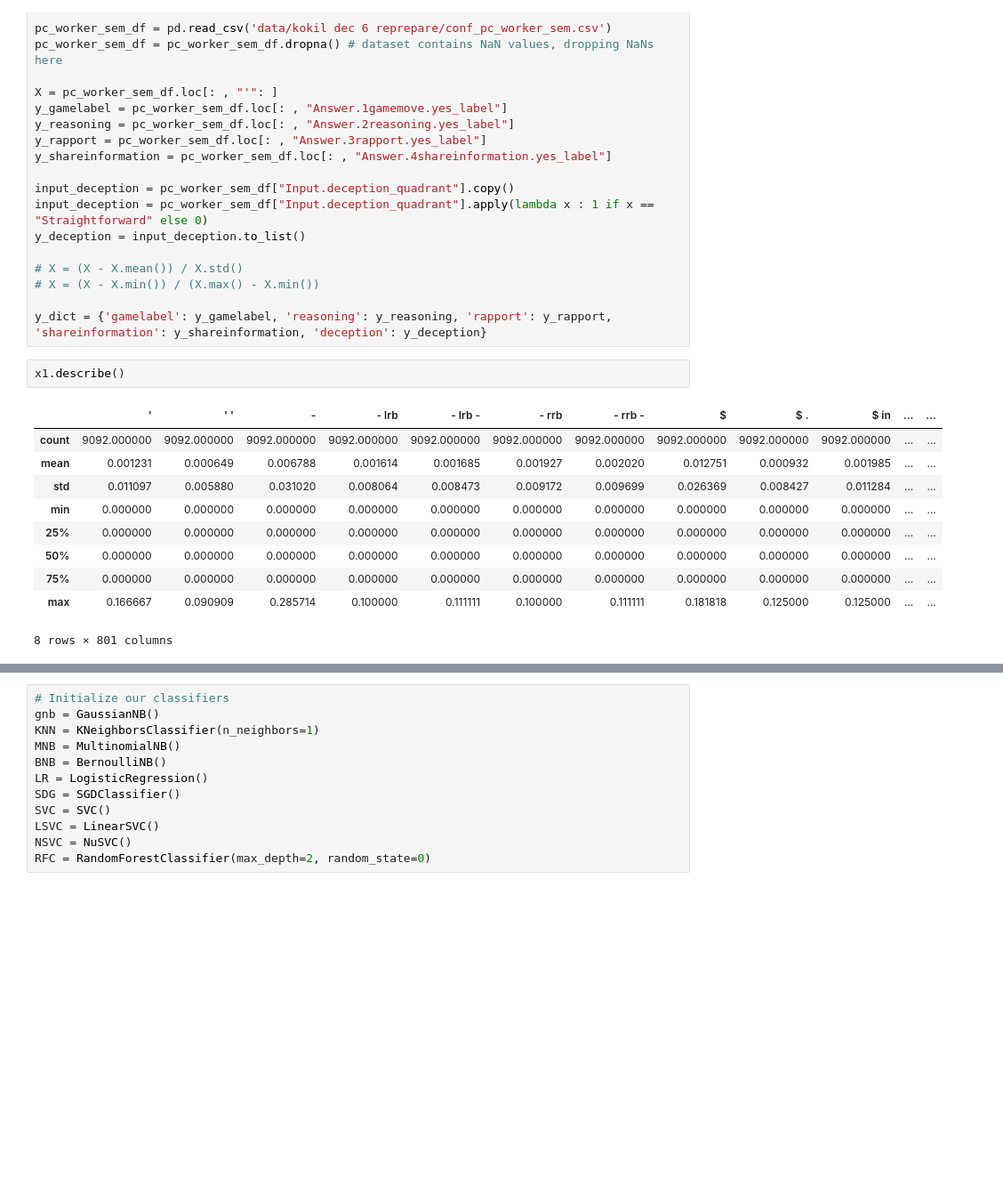
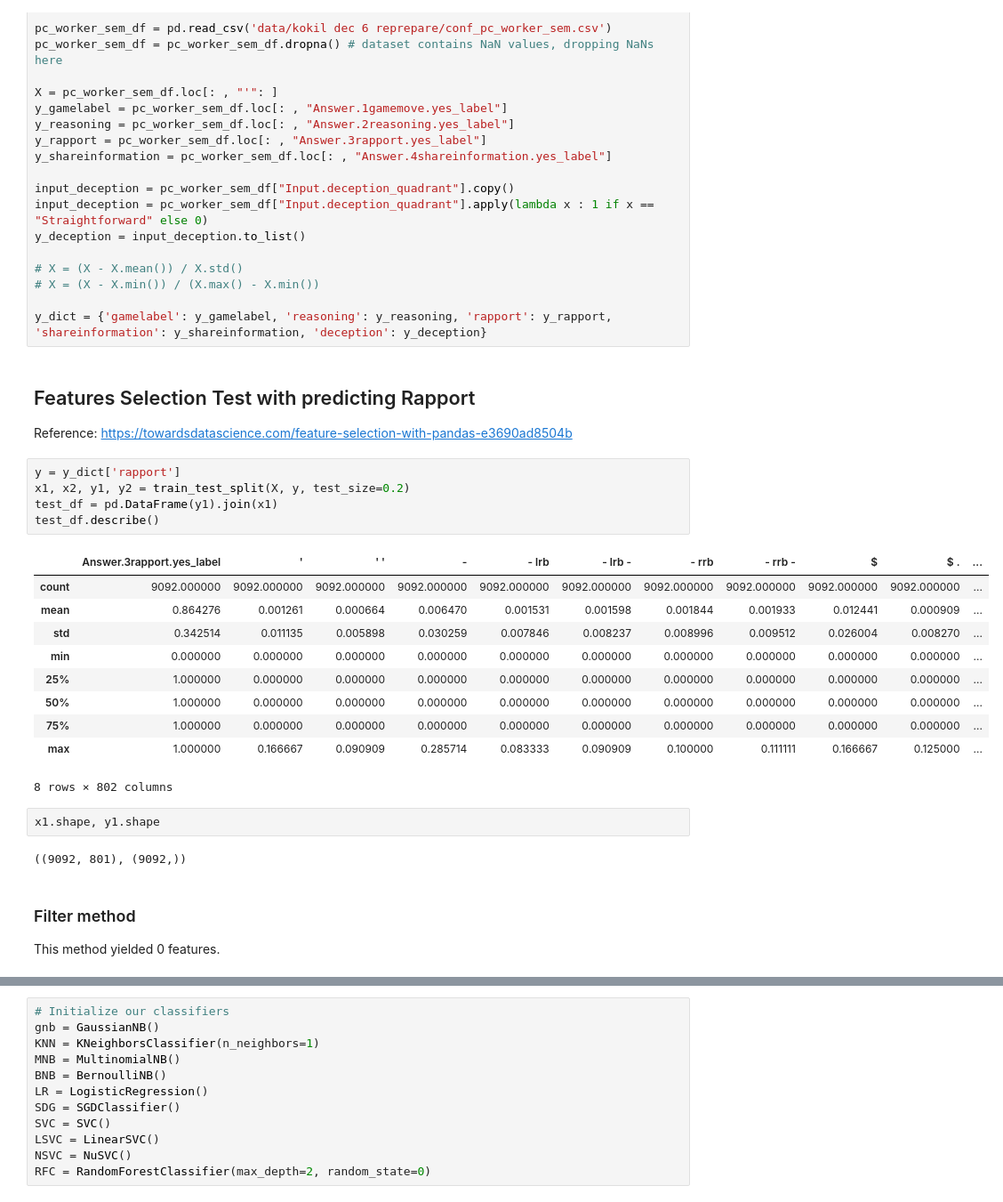
Before and after one commit to quarbby/diplomacy-betrayal, a Jupyter notebook: Semantics_ML_Methods.ipynb, the cells around one changed output, grey strips where cells are left out. Shown at 89% size. Cells and saved outputs as stored; diff of their text form; blank space fills up the shorter version.

```diff
--- a/Semantics_ML_Methods.ipynb
+++ b/Semantics_ML_Methods.ipynb
@@ -38,16 +43,29 @@ y_deception = input_deception.to_list()
 # X = (X - X.min()) / (X.max() - X.min())
 
 y_dict = {'gamelabel': y_gamelabel, 'reasoning': y_reasoning, 'rapport': y_rapport, 'shareinformation': y_shareinformation, 'deception': y_deception}
-# %%
-x1.describe()
-# %% [output]
-|  | ' | ' ' | - | - lrb | - lrb - | - rrb | - rrb - | $ | $ . | $ in | ... | ... |
-| count | 9092.000000 | 9092.000000 | 9092.000000 | 9092.000000 | 9092.000000 | 9092.000000 | 9092.000000 | 9092.000000 | 9092.000000 | 9092.000000 | ... | ... |
-| mean | 0.001231 | 0.000649 | 0.006788 | 0.001614 | 0.001685 | 0.001927 | 0.002020 | 0.012751 | 0.000932 | 0.001985 | ... | ... |
-| std | 0.011097 | 0.005880 | 0.031020 | 0.008064 | 0.008473 | 0.009172 | 0.009699 | 0.026369 | 0.008427 | 0.011284 | ... | ... |
-| min | 0.000000 | 0.000000 | 0.000000 | 0.000000 | 0.000000 | 0.000000 | 0.000000 | 0.000000 | 0.000000 | 0.000000 | ... | ... |
-| 25% | 0.000000 | 0.000000 | 0.000000 | 0.000000 | 0.000000 | 0.000000 | 0.000000 | 0.000000 | 0.000000 | 0.000000 | ... | ... |
-| 50% | 0.000000 | 0.000000 | 0.000000 | 0.000000 | 0.000000 | 0.000000 | 0.000000 | 0.000000 | 0.000000 | 0.000000 | ... | ... |
-| 75% | 0.000000 | 0.000000 | 0.000000 | 0.000000 | 0.000000 | 0.000000 | 0.000000 | 0.000000 | 0.000000 | 0.000000 | ... | ... |
-| max | 0.166667 | 0.090909 | 0.285714 | 0.100000 | 0.111111 | 0.100000 | 0.111111 | 0.181818 | 0.125000 | 0.125000 | ... | ... |
-8 rows × 801 columns
+# %% [markdown]
+## Features Selection Test with predicting Rapport
+Reference: https://towardsdatascience.com/feature-selection-with-pandas-e3690ad8504b
+# %%
+y = y_dict['rapport']
+x1, x2, y1, y2 = train_test_split(X, y, test_size=0.2)
+test_df = pd.DataFrame(y1).join(x1)
+test_df.describe()
+# %% [output]
+|  | Answer.3rapport.yes_label | ' | ' ' | - | - lrb | - lrb - | - rrb | - rrb - | $ | $ . | ... |
+| count | 9092.000000 | 9092.000000 | 9092.000000 | 9092.000000 | 9092.000000 | 9092.000000 | 9092.000000 | 9092.000000 | 9092.000000 | 9092.000000 | ... |
+| mean | 0.864276 | 0.001261 | 0.000664 | 0.006470 | 0.001531 | 0.001598 | 0.001844 | 0.001933 | 0.012441 | 0.000909 | ... |
+| std | 0.342514 | 0.011135 | 0.005898 | 0.030259 | 0.007846 | 0.008237 | 0.008996 | 0.009512 | 0.026004 | 0.008270 | ... |
+| min | 0.000000 | 0.000000 | 0.000000 | 0.000000 | 0.000000 | 0.000000 | 0.000000 | 0.000000 | 0.000000 | 0.000000 | ... |
+| 25% | 1.000000 | 0.000000 | 0.000000 | 0.000000 | 0.000000 | 0.000000 | 0.000000 | 0.000000 | 0.000000 | 0.000000 | ... |
+| 50% | 1.000000 | 0.000000 | 0.000000 | 0.000000 | 0.000000 | 0.000000 | 0.000000 | 0.000000 | 0.000000 | 0.000000 | ... |
+| 75% | 1.000000 | 0.000000 | 0.000000 | 0.000000 | 0.000000 | 0.000000 | 0.000000 | 0.000000 | 0.000000 | 0.000000 | ... |
+| max | 1.000000 | 0.166667 | 0.090909 | 0.285714 | 0.083333 | 0.090909 | 0.100000 | 0.111111 | 0.166667 | 0.125000 | ... |
+8 rows × 802 columns
+# %%
+x1.shape, y1.shape
+# %% [output]
+((9092, 801), (9092,))
+# %% [markdown]
+### Filter method
+This method yielded 0 features.
```
Also changed, not shown: parts of 17 cells of this notebook.
